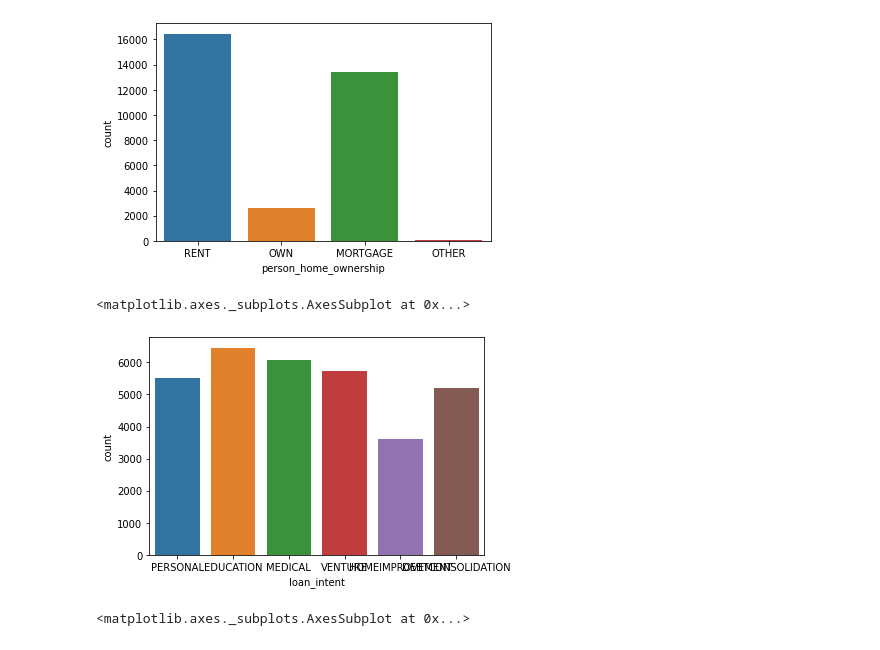
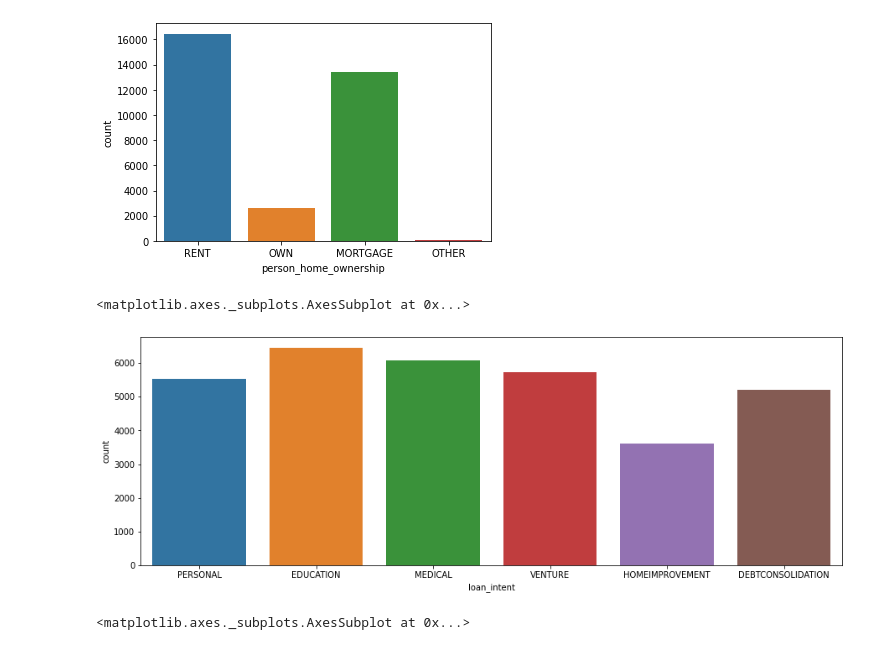
Before and after one commit to CastilloGabriela/Hands-On-Data-Preprocessing-in-Python, a Jupyter notebook: Actividad4EDA.ipynb, the cells around one changed output. Cells and saved outputs as stored; diff of their text form; code cells hidden in the pictures.

```diff
--- a/Actividad4EDA.ipynb
+++ b/Actividad4EDA.ipynb
@@ -345,10 +345,11 @@ sns.countplot(x="person_home_ownership", data=df)
 <matplotlib.axes._subplots.AxesSubplot at 0x...>
 [figure]
 # %%
+plt.figure(figsize=(15,5))
 sns.countplot(x="loan_intent", data=df)
 # %% [output]
 <matplotlib.axes._subplots.AxesSubplot at 0x...>
-[figure, old version]
+[figure, new version]
 # %%
 sns.countplot(x="loan_grade", data=df)
 # %% [output]
```
Also changed, not shown: parts of 1 cell of this notebook.
